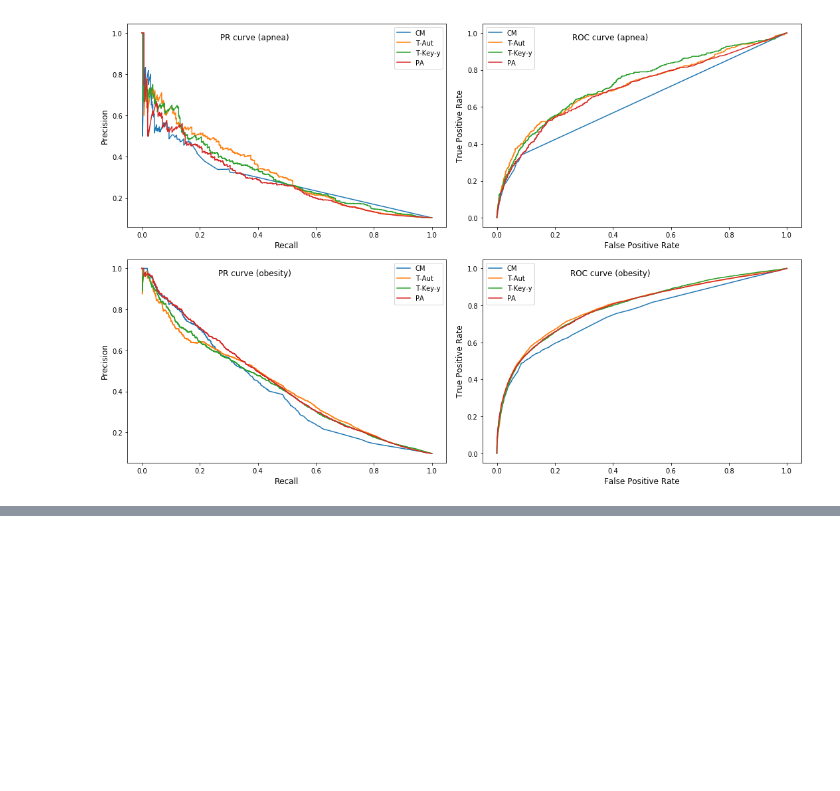
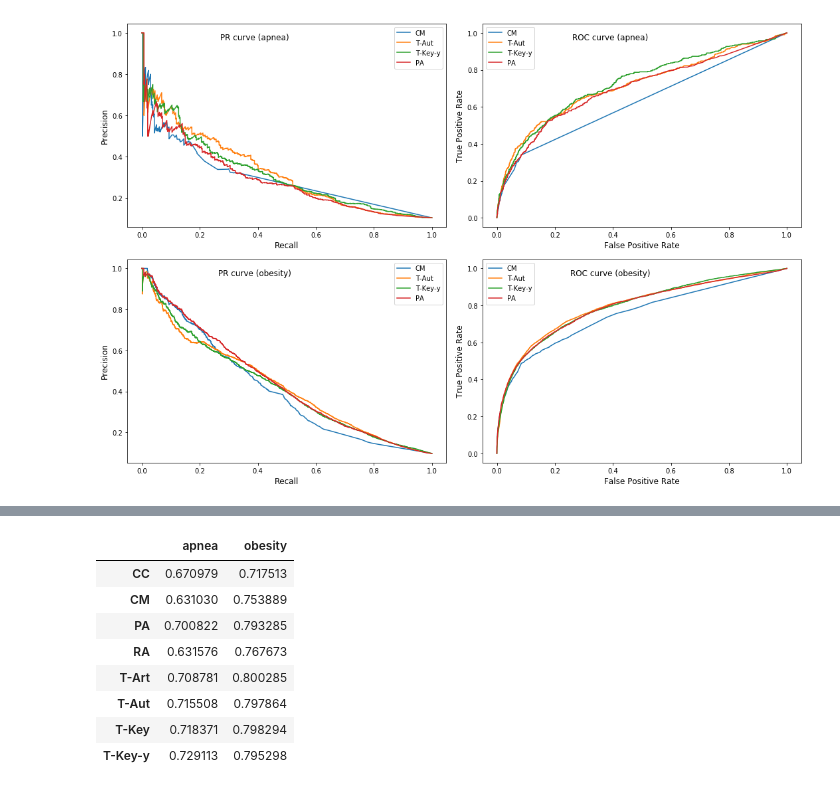
Before and after one commit to ffaisal93/linkPrediction, a Jupyter notebook: link_prediction.ipynb, the cells around one changed output, grey strips where cells are left out. Drawn from its saved outputs; the diff is of its cells as text; code cells hidden in the pictures; blank space fills up the shorter version.

```diff
--- a/link_prediction.ipynb
+++ b/link_prediction.ipynb
@@ -252,8 +254,11 @@ ax.set_axisbelow(True)
 ax.grid(axis='y', linestyle='--')
 plt.ylim(.3, .9)
 bar_width = 0.35
+result_lat = {'apnea':{},'obesity':{}}
 for i in range(len(results_apnea)):
     name = results_apnea[i]['model name'].split('-')[3]
+    result_lat['apnea'][names[name]]=results_apnea[i]['auc']
+    result_lat['obesity'][names[name]]=results_obesity[i]['auc']
     ax.bar(i,results_obesity[i]['auc'] ,bar_width,align='center',alpha=0.8,color = colors[i])
     ax.text(i, .5,'obesity', color='k',horizontalalignment='center',rotation=90)
     ax.bar(i+bar_width+.06,results_apnea[i]['auc'] ,bar_width,align='center', alpha=0.4,color = colors[i])
@@ -324,0 +349,14 @@ plt.show()
+# %%
+result_df = pd.DataFrame(result_lat)
+# %%
+result_df
+# %% [output]
+|  | apnea | obesity |
+| CC | 0.670979 | 0.717513 |
+| CM | 0.631030 | 0.753889 |
+| PA | 0.700822 | 0.793285 |
+| RA | 0.631576 | 0.767673 |
+| T-Art | 0.708781 | 0.800285 |
+| T-Aut | 0.715508 | 0.797864 |
+| T-Key | 0.718371 | 0.798294 |
+| T-Key-y | 0.729113 | 0.795298 |
```
Also changed, not shown: parts of 3 cells of this notebook.
